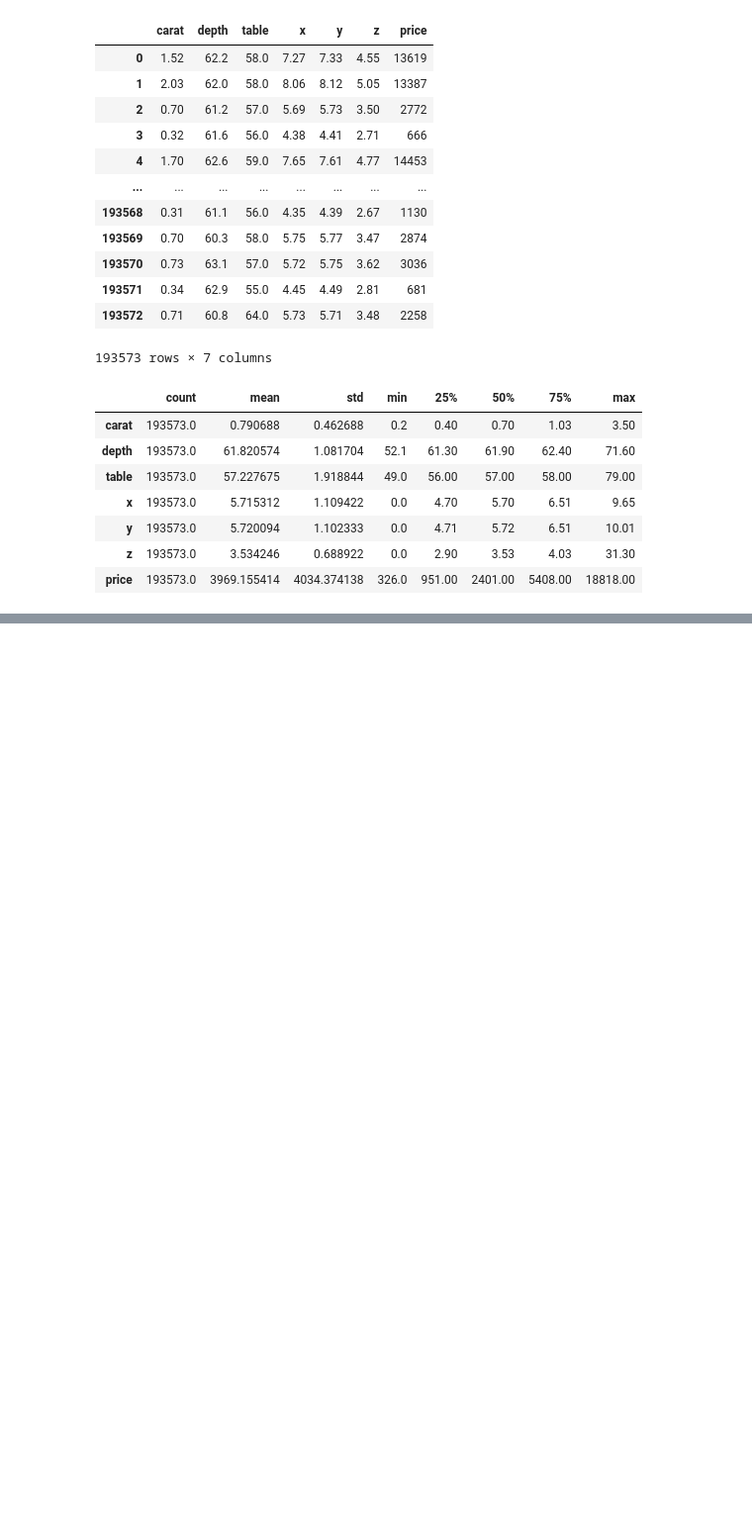
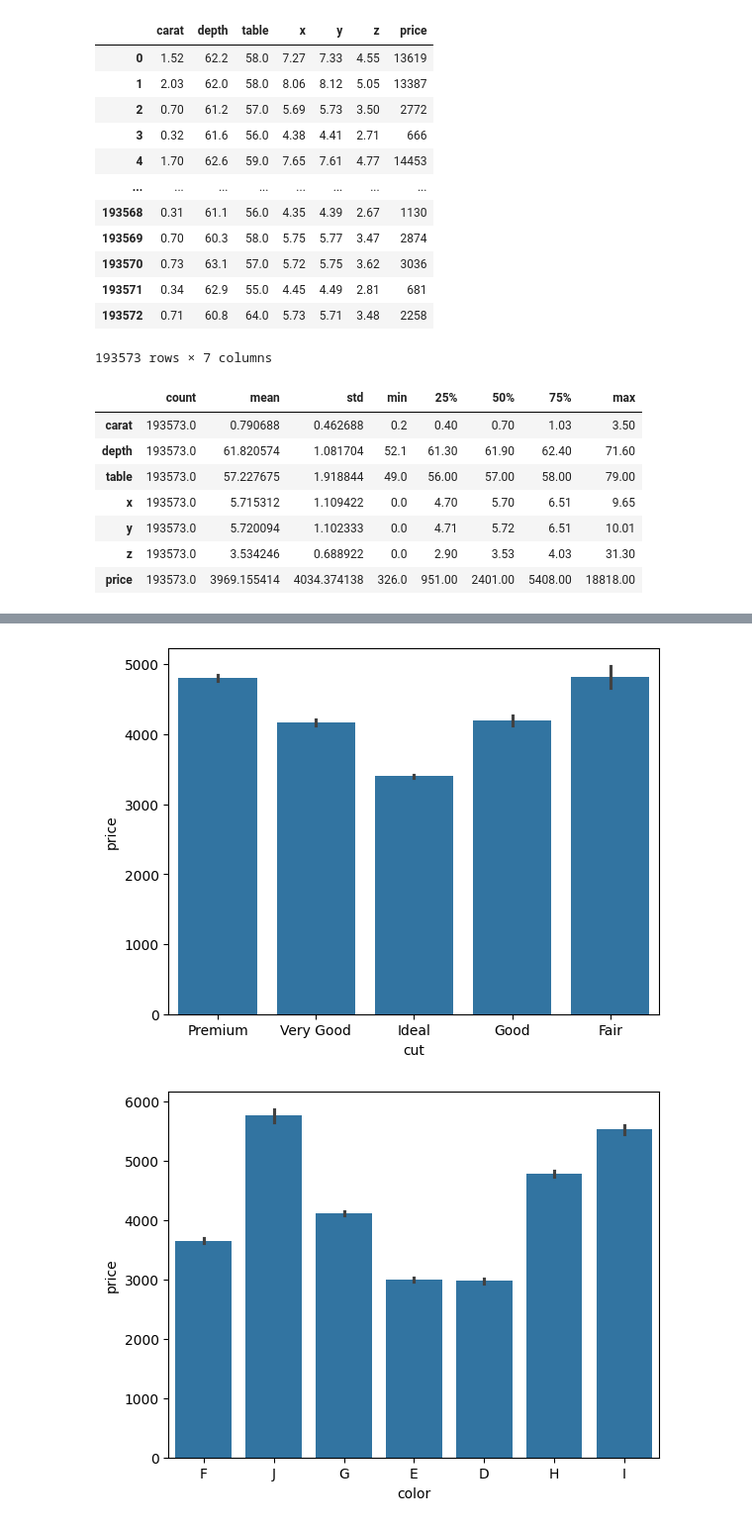
Before and after one commit to Shripad0618/fsdsendtoend, a Jupyter notebook: notebooks/research.ipynb, the cells around one changed output, grey strips where cells are left out. Shown at 99% size. Saved outputs shown, nothing was run; the diff lists cells and outputs as text; code cells hidden in the pictures; blank space fills up the shorter version.

```diff
--- a/notebooks/research.ipynb
+++ b/notebooks/research.ipynb
@@ -188,0 +213,11 @@ df.describe().T
+# %%
+# categorical data
+
+# assignment  is you have to arake all the categorical column and you need to plot the bar plot or count plot
+for col in categorical_columns:
+    sns.barplot(data = df , x = col , y  = "price"  )
+    print("\n")
+    plt.show()
+# %% [output]
+[figure, added]
+[figure, added]
```
Also changed, not shown: parts of 15 cells of this notebook, 1 other file.
